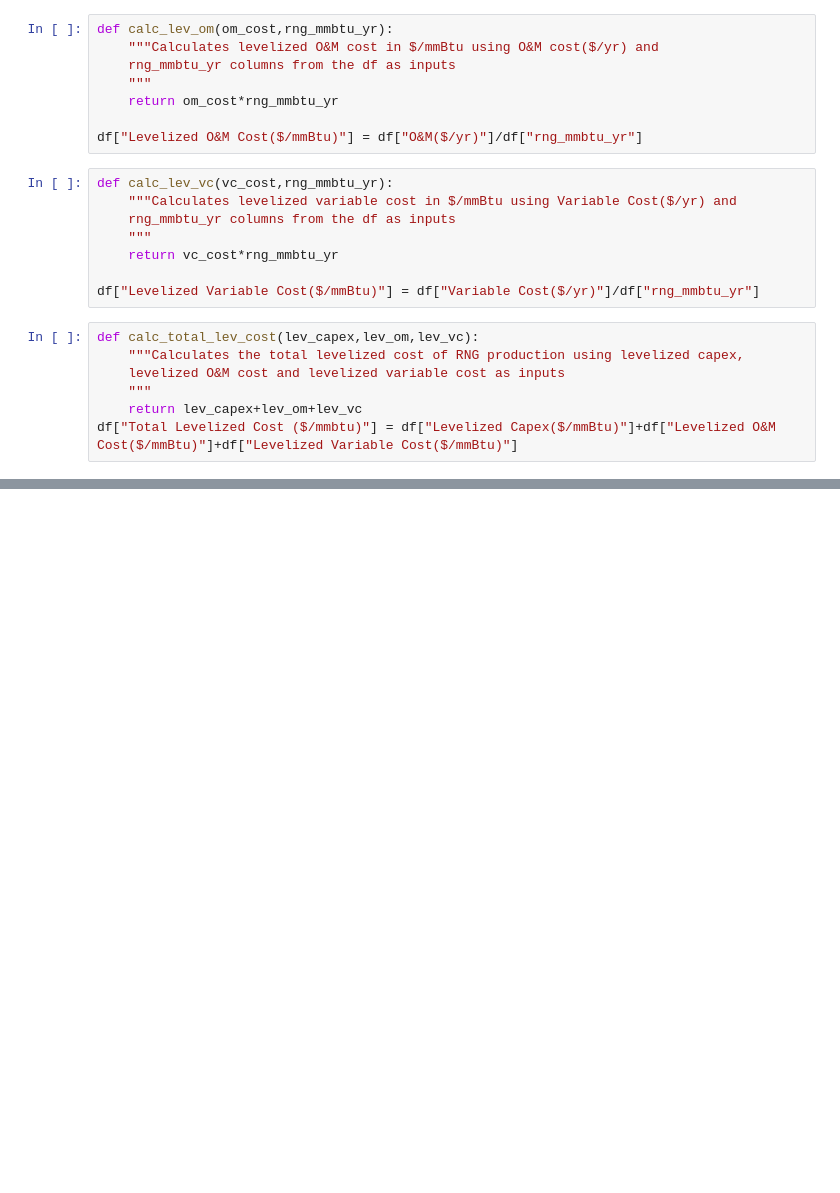
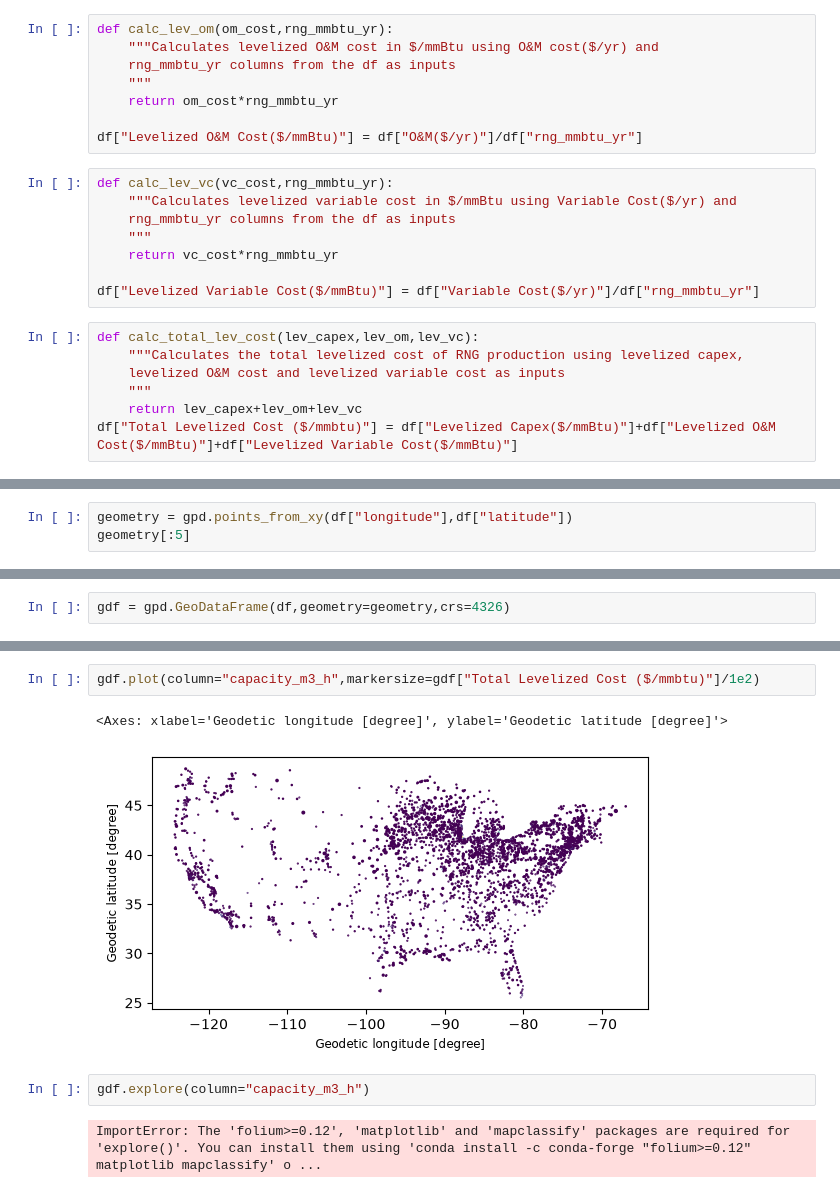
Before and after one commit to JJE-10/biogas-upgrading-project, a Jupyter notebook: sorting_ad_cwns.ipynb, the cells around one changed output, grey strips where cells are left out. Drawn from its saved outputs; the diff is of its cells as text; blank space fills up the shorter version.

Commit message:
Levelized cost completed, started working on the map

```diff
--- a/sorting_ad_cwns.ipynb
+++ b/sorting_ad_cwns.ipynb
@@ -167,0 +160,3 @@ fig.show()
+# %%
+geometry = gpd.points_from_xy(df["longitude"],df["latitude"])
+geometry[:5]
@@ -167,0 +169,2 @@ fig.show()
+# %%
+gdf = gpd.GeoDataFrame(df,geometry=geometry,crs=4326)
@@ -167,0 +188,9 @@ fig.show()
+# %%
+gdf.plot(column="capacity_m3_h",markersize=gdf["Total Levelized Cost ($/mmbtu)"]/1e2)
+# %% [output]
+<Axes: xlabel='Geodetic longitude [degree]', ylabel='Geodetic latitude [degree]'>
+[figure, added]
+# %%
+gdf.explore(column="capacity_m3_h")
+# %% [output]
+ImportError: The 'folium>=0.12', 'matplotlib' and 'mapclassify' packages are required for 'explore()'. You can install them using 'conda install -c conda-forge "folium>=0.12" matplotlib mapclassify' o ...
```
Also changed, not shown: parts of 6 cells of this notebook.
